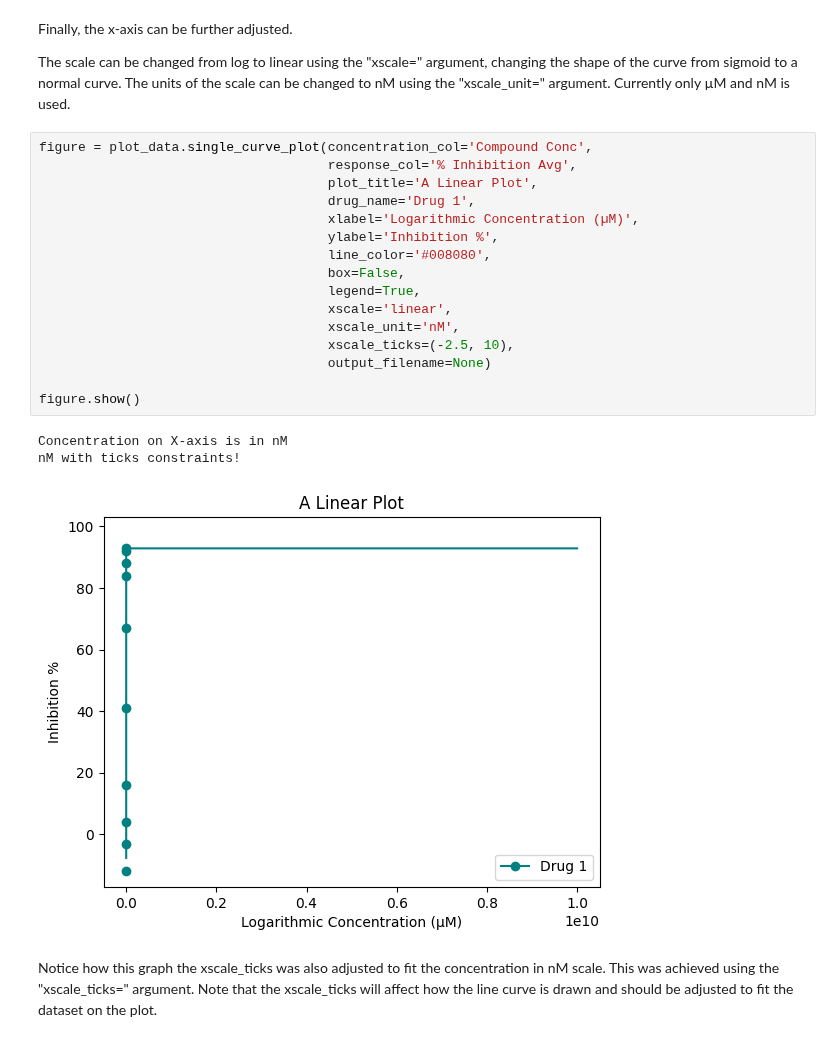
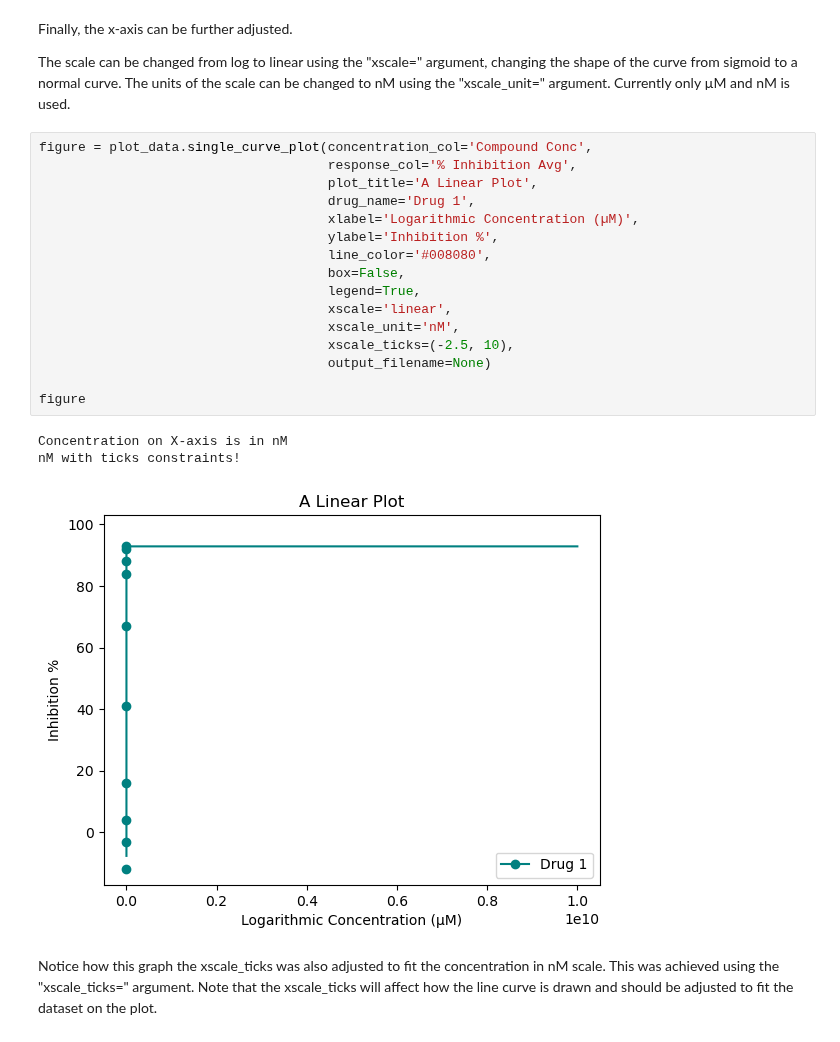
Before and after one commit to tlint101/py50, a Jupyter notebook: tutorials/001_single_plot.ipynb, the cells around one changed output. Cells and saved outputs as stored; diff of their text form.

```diff
--- a/tutorials/001_single_plot.ipynb
+++ b/tutorials/001_single_plot.ipynb
@@ -145,23 +145,23 @@ The scale can be changed from log to linear using the "xscale=" argument, changi
 # %%
 figure = plot_data.single_curve_plot(concentration_col='Compound Conc',
                                      response_col='% Inhibition Avg',
                                      plot_title='A Linear Plot',
                                      drug_name='Drug 1',
                                      xlabel='Logarithmic Concentration (µM)',
                                      ylabel='Inhibition %',
                                      line_color='#008080',
                                      box=False,
                                      legend=True,
                                      xscale='linear',
                                      xscale_unit='nM',
                                      xscale_ticks=(-2.5, 10),
                                      output_filename=None)
 
-figure.show()
+figure
 # %% [output]
 Concentration on X-axis is in nM
 nM with ticks constraints!
-[figure, old version]
+[figure, new version]
 # %% [markdown]
 Notice how this graph the xscale_ticks was also adjusted to fit the concentration in nM scale. This was achieved using the "xscale_ticks=" argument. Note that the xscale_ticks will affect how the line curve is drawn and should be adjusted to fit the dataset on the plot.
 # %%
```
Also changed, not shown: parts of 10 cells of this notebook.
